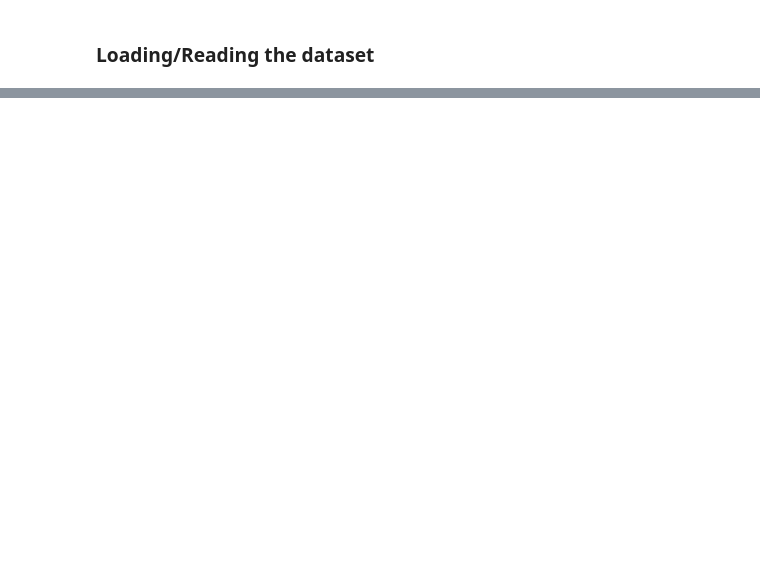
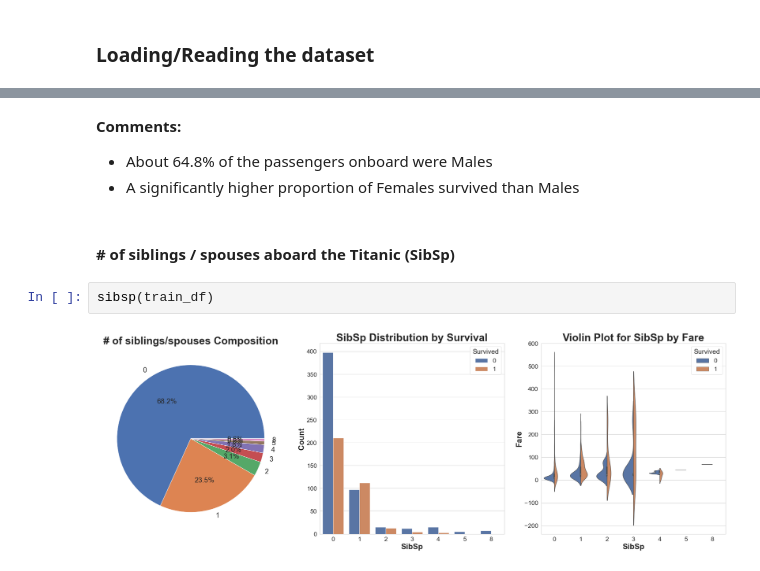
Before and after one commit to sainathreddkandanulu/Titanic, a Jupyter notebook: workflow.ipynb, the cells around one changed output, grey strips where cells are left out. Drawn from its saved outputs; the diff is of its cells as text; blank space fills up the shorter version.

```diff
--- a/workflow.ipynb
+++ b/workflow.ipynb
@@ -55,0 +273,10 @@ test_df
+# %% [markdown]
+**Comments:**
+- About 64.8% of the passengers onboard were Males
+- A significantly higher proportion of Females survived than Males
+# %% [markdown]
+#### # of siblings / spouses aboard the Titanic (SibSp)
+# %%
+sibsp(train_df)
+# %% [output]
+[figure, added]
```
Also changed, not shown: parts of 64 cells of this notebook.
